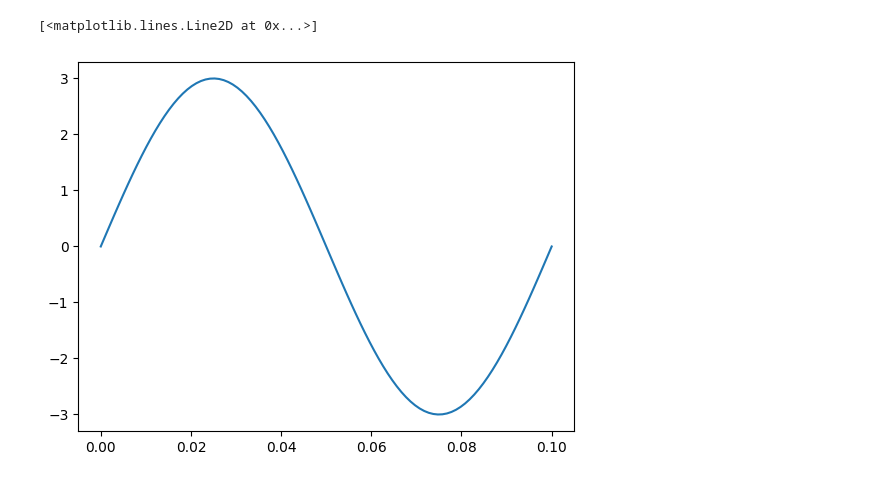
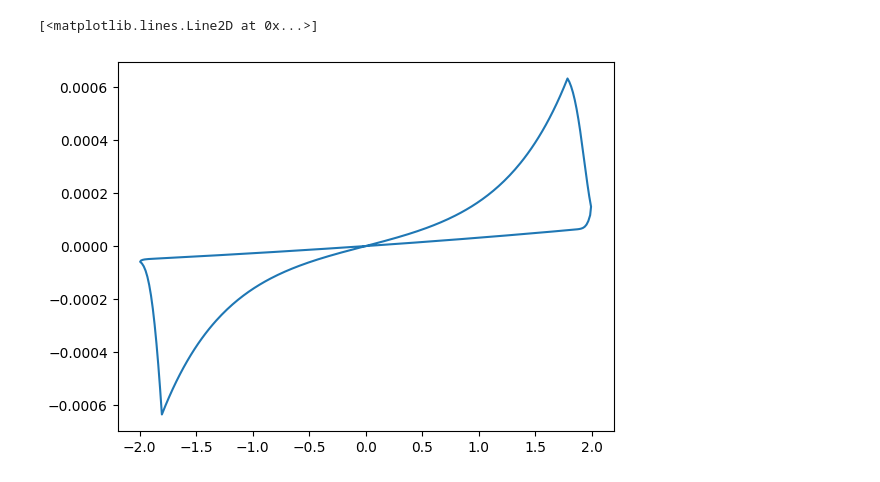
Before and after one commit to OneMoreGate/Memristor_modeling, a Jupyter notebook: main_oop.ipynb, the cells around one changed output. Cells and saved outputs as stored; diff of their text form; code cells hidden in the pictures.

```diff
--- a/main_oop.ipynb
+++ b/main_oop.ipynb
@@ -18,7 +3,0 @@ class Signhal:
-# %%
-t, V = Signhal.sine(amplitude=3, frequency=10, n_points=100)
-
-plt.plot(t,V)
-# %% [output]
-[<matplotlib.lines.Line2D at 0x...>]
-[figure, removed]
@@ -24,0 +98,46 @@ plt.plot(t,V)
+# %%
+class Model(Signal, Hyperparameters, Calculation):
+
+    def __init__(self) -> None:
+        super().__init__()
+
+    def set_puls_params(self, amplitude = 2, frequency = 1, reprtition = 1, n_points = 100, duty_cycle = 0.25):
+        super().signal_initialize(amplitude= amplitude, frequency= frequency, reprtition = reprtition, n_points = n_points, duty_cycle = duty_cycle)
+
+    def set_hyperparams(self, V_th  = 1.3, a= 1 , b = 15, c = 2, s = 5, n = 5, beta = 7.069 * 10 ** (-5), xi = 1.946 * 10 ** (-4), alpha_m = 1.8, gamma = 0.15):
+        super().hyp_initialize(V_th = V_th, a = a, b = b, c = c, s = s, n = n, beta = beta, xi = xi, alpha_m = alpha_m, gamma = gamma)
+
+    def set_puls_form(self, puls_type = 'sine'):
+        match puls_type:
+            case 'sine':
+                self.t, self.V = super().sine()
+            case 'triangle':
+                self.t, self.V = super().triangle()
+            case 'rectangle':
+                self.t, self.V = super().bipolar_rectangle()
+            case _:
+                self.t, self.V = super().sine()
+                print('The pulse type is\'t set correctly. The default pulse type value is set')
+
+    def set_default(self):
+        self.set_hyperparams()
+        self.set_puls_params()
+        self.set_puls_form()
+
+    def calculate(self):
+        self.I = super().current_calc()
+# %%
+m = Model()
+
+m.set_hyperparams(V_th=1.8)
+m.set_puls_params(amplitude=2, n_points=500)
+m.set_puls_form(puls_type='triangle')
+m.calculate()
+t = m.time_array
+V = m.V
+I = m.I
+
+plt.plot(V, I)
+# %% [output]
+[<matplotlib.lines.Line2D at 0x...>]
+[figure, added]
```
Also changed, not shown: parts of 4 cells of this notebook, 2 other files.
